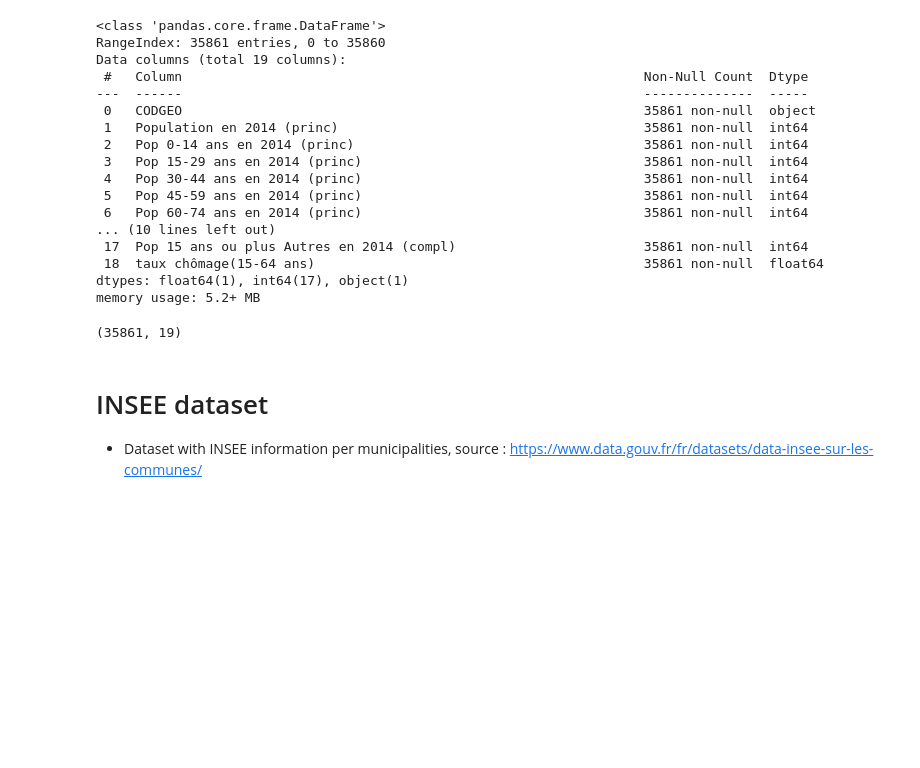
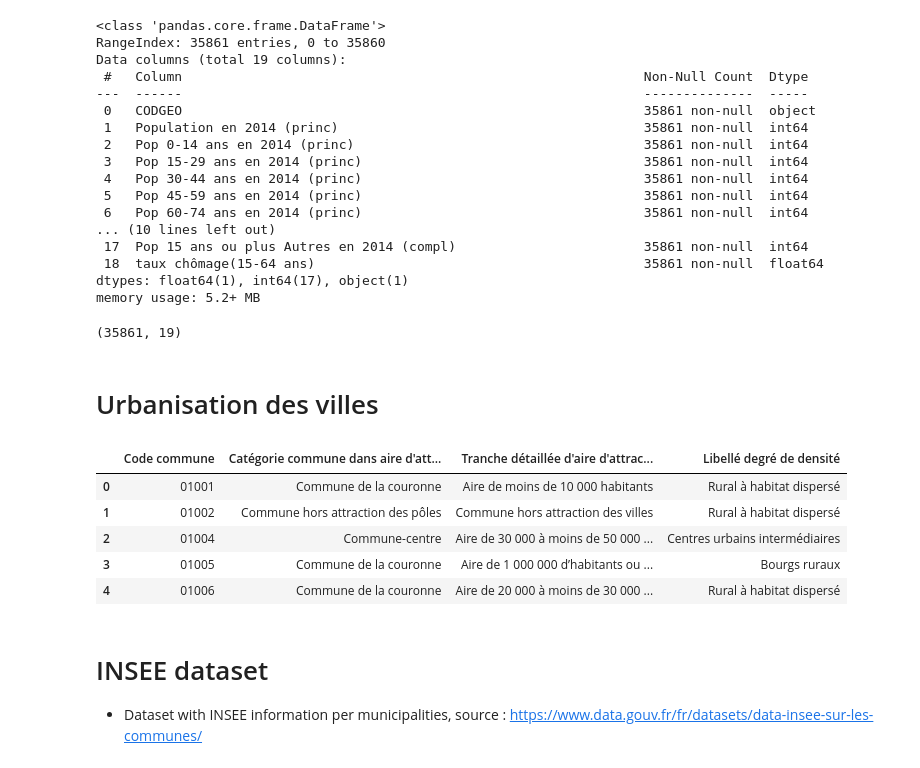
Before and after one commit to AlexCapX/Medical_deserts, a Jupyter notebook: Medical_deserts_00_datasets.ipynb, the cells around one changed output. Saved outputs shown, nothing was run; the diff lists cells and outputs as text; code cells hidden in the pictures; blank space fills up the shorter version.

```diff
--- a/Medical_deserts_00_datasets.ipynb
+++ b/Medical_deserts_00_datasets.ipynb
@@ -206,3 +206,5 @@ population_stats['Code commune'] = population_stats['Code commune'].astype(str)
 
 # Focus on metropolitan France
 population_stats = population_stats[~population_stats['Code commune'].str.startswith(('97', '98'))]
+# %% [markdown]
+# Urbanisation des villes
@@ -209,3 +224,12 @@ population_stats = population_stats[~population_stats['Code commune'].str.starts
+# %%
+city_urbanisation.head()
+# %% [output]
+|  | Code commune | Catégorie commune dans aire d'att... | Tranche détaillée d'aire d'attrac... | Libellé degré de densité |
+| 0 | 01001 | Commune de la couronne | Aire de moins de 10 000 habitants | Rural à habitat dispersé |
+| 1 | 01002 | Commune hors attraction des pôles | Commune hors attraction des villes | Rural à habitat dispersé |
+| 2 | 01004 | Commune-centre | Aire de 30 000 à moins de 50 000 ... | Centres urbains intermédiaires |
+| 3 | 01005 | Commune de la couronne | Aire de 1 000 000 d’habitants ou ... | Bourgs ruraux |
+| 4 | 01006 | Commune de la couronne | Aire de 20 000 à moins de 30 000 ... | Rural à habitat dispersé |
 # %% [markdown]
 # INSEE dataset
 
```
Also changed, not shown: parts of 5 cells of this notebook, 1 other file.
